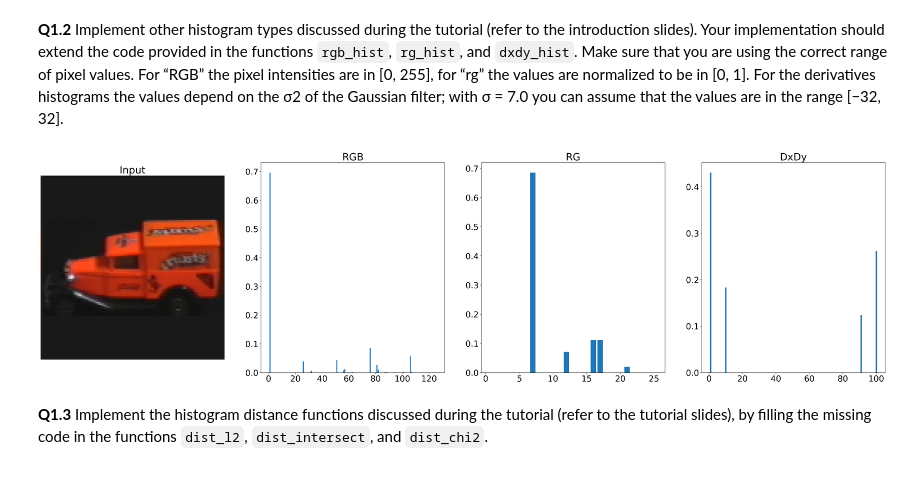
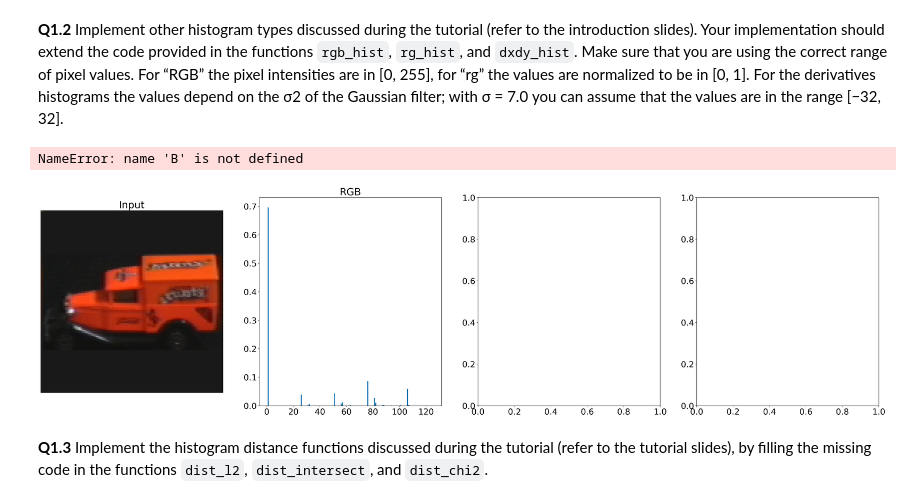
Before and after one commit to dhimitriosduka1/hlcv, a Jupyter notebook: Assignment_1/exercise-1-Part1.ipynb, the cells around one changed output. Drawn from its saved outputs; the diff is of its cells as text; code cells hidden in the pictures.

```diff
--- a/Assignment_1/exercise-1-Part1.ipynb
+++ b/Assignment_1/exercise-1-Part1.ipynb
@@ -266,23 +266,22 @@ def rg_hist(img_color, num_bins):
     # define a 2D histogram  with "num_bins^2" number of entries
     hists = np.zeros((num_bins, num_bins))
 
-    ######## [ ] TODO ##################################
-    # Compute the rg histogram according to the tutorial slides.
-    # also normalize the histogram such that its integral (sum) is equal 1
-    ################################################
-    bin_lenth = 1 / num_bins
+    bin_length = 1 / num_bins
 
     for i in range(img_color.shape[0]):
         for j in range(img_color.shape[1]):
-            r = img_color[i, j, 0]
-            g = img_color[i, j, 1]
-            b = img_color[i, j, 2]
-            r_rg = r / (r + g + b)
-            g_rg = g / (r + g + b)
+            R = img_color[i, j, 0]
+            G = img_color[i, j, 1]
+            B = img_color[i, j, 2]
 
-            r_idx = int(r_rg // bin_lenth)
-            g_idx = int(g_rg // bin_lenth)
+            norm_r = R / (R + G + B)
+            norm_g = G / (R + G + B)
+
+            r_idx = int(norm_r // bin_length)
+            g_idx = int(norm_g // bin_length)
+
             hists[r_idx, g_idx] += 1
+
     hists = hists.flatten()
     hists = hists / np.sum(hists)
     return hists
@@ -320,34 +319,35 @@ def dxdy_hist(img_gray, num_bins):
 
     hists = hists.flatten()
     hists = hists / np.sum(hists)
 
     return hists
 
 ### The following code is used for evaluation.
 plt.rcParams.update({'font.size': 22})
 fig, axes = plt.subplots(1, 4, figsize=(40, 10), dpi=200)
 axes[0].imshow(img_color)
 axes[0].set_xticks([]); axes[0].set_yticks([])
 axes[0].set_title('Input')
 
 num_bins_color = 5
 hist_rgb1 = rgb_hist(img_color.astype('double'), num_bins_color)
 axes[1].bar(np.array(range(1, hist_rgb1.size+1)), hist_rgb1)
 axes[1].set_title('RGB')
 
 num_bins_rg = 5
 hist_rg = rg_hist(img_color.astype('double'), num_bins_rg)
 axes[2].bar(np.array(range(1, hist_rg.size+1)), hist_rg)
 axes[2].set_title('RG')
 
 num_bins_dxdy = 10
 hist_dxdy = dxdy_hist(img_gray.astype('double'), num_bins_dxdy)
 axes[3].bar(np.array(range(1, hist_dxdy.size+1)), hist_dxdy)
 axes[3].set_title('DxDy')
 
 plt.show()
 # %% [output]
+NameError: name 'B' is not defined
-[figure, old version]
+[figure, new version]
 # %% [markdown]
 **Q1.3** Implement the histogram distance functions discussed during the tutorial (refer to the tutorial slides), by filling the missing code in the functions `dist_l2`, `dist_intersect`, and `dist_chi2`.
 # %%
```
